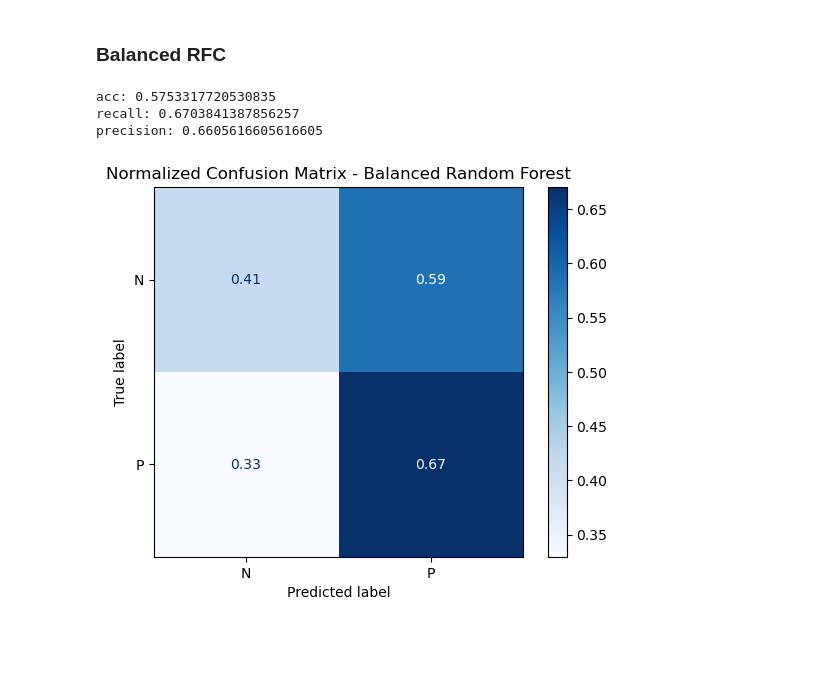
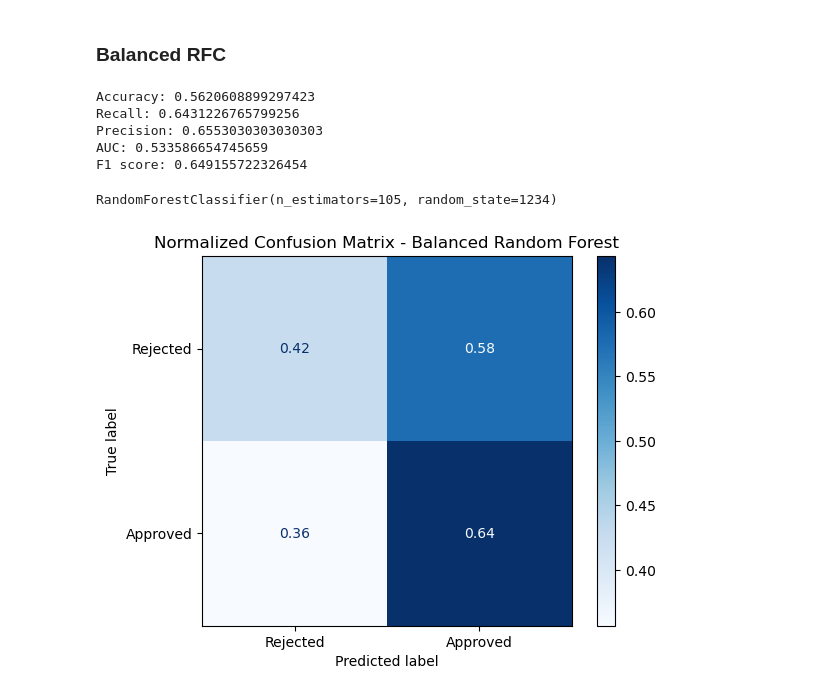
Before and after one commit to Rampenator/dsb, a Jupyter notebook: Juuso Final.ipynb, the cells around one changed output. Saved outputs shown, nothing was run; the diff lists cells and outputs as text; code cells hidden in the pictures; blank space fills up the shorter version.

Commit message:
randomness poissa , viime silaukset + kuvaajia

```diff
--- a/Juuso Final.ipynb
+++ b/Juuso Final.ipynb
@@ -279,10 +299,12 @@ cmd = ConfusionMatrixDisplay.from_predictions(y_test, y_pred_brfc, cmap="Blues",
 # %%
 # Define the hyperparameter grid for grid search
 param_grid = {
-    'n_estimators': [240,250,260,270],
+    'n_estimators': [105],
     'max_depth': [None],
-    'min_samples_split': [2,3],
-    'min_samples_leaf': [1,2],
+    'min_samples_split': [2],
+    'min_samples_leaf': [1],
+    "criterion" : ["gini"],
+    "max_features" : ["sqrt"]
 }
 
 # Create GridSearchCV object
@@ -356,23 +380,44 @@ Best performance:
 ### Balanced RFC
 # %%
 y_pred_brfc_final = brfc_cv.predict(X_test_brfc)
-print(f"acc: {accuracy_score(y_test, y_pred_brfc_final)}")
-print(f"recall: {recall_score(y_test, y_pred_brfc_final)}")
-print(f"precision: {precision_score(y_test, y_pred_brfc_final)}")
+accuracy = accuracy_score(y_test, y_pred_brfc_final)
+recall = recall_score(y_test, y_pred_brfc_final)
+precision = precision_score(y_test, y_pred_brfc_final)
+rocauc_score = roc_auc_score(y_test, y_pred_brfc_final)
+F1 = 2 * (precision * recall) / (precision + recall)
+print(f"Accuracy: {accuracy}")
+print(f"Recall: {recall}")
+print(f"Precision: {precision}")
+print(f"AUC: {rocauc_score}")
+print(f"F1 score: {F1}")
 # %% [output]
-acc: 0.5753317720530835
-recall: 0.6703841387856257
-precision: 0.6605616605616605
+Accuracy: 0.5620608899297423
+Recall: 0.6431226765799256
+Precision: 0.6553030303030303
+AUC: 0.533586654745659
+F1 score: 0.649155722326454
+# %%
+balanced_rfc = RandomForestClassifier(random_state = 1234,
+                                      criterion = 'gini',
+                                      max_depth = None,
+                                      max_features = 'sqrt',
+                                      min_samples_leaf = 1,
+                                      min_samples_split= 2,
+                                      n_estimators = 105)
+
+balanced_rfc.fit(X_train_brfc, y_train_brfc)
+# %% [output]
+RandomForestClassifier(n_estimators=105, random_state=1234)
 # %%
-cmd_brfc_final = ConfusionMatrixDisplay.from_predictions(y_test, y_pred_brfc_final, cmap="Blues", display_labels=["N", "P"], normalize="true")
+cmd_brfc_final = ConfusionMatrixDisplay.from_predictions(y_test, y_pred_brfc_final, cmap="Blues", display_labels=["Rejected", "Approved"], normalize="true")
 
 # Set a title for the confusion matrix display
 cmd_brfc_final.ax_.set_title('Normalized Confusion Matrix - Balanced Random Forest')
 
 # Display the confusion matrix
 plt.show()
 # %% [output]
-[figure, old version]
+[figure, new version]
 # %%
 # Calculate ROC curve and AUC
 fpr, tpr, thresholds = roc_curve(y_test, y_pred_brfc_final)
```
Also changed, not shown: parts of 16 cells of this notebook.
